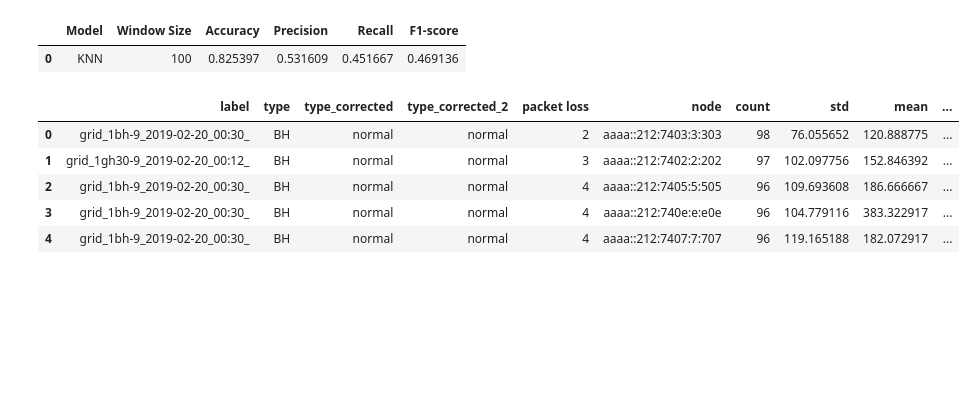
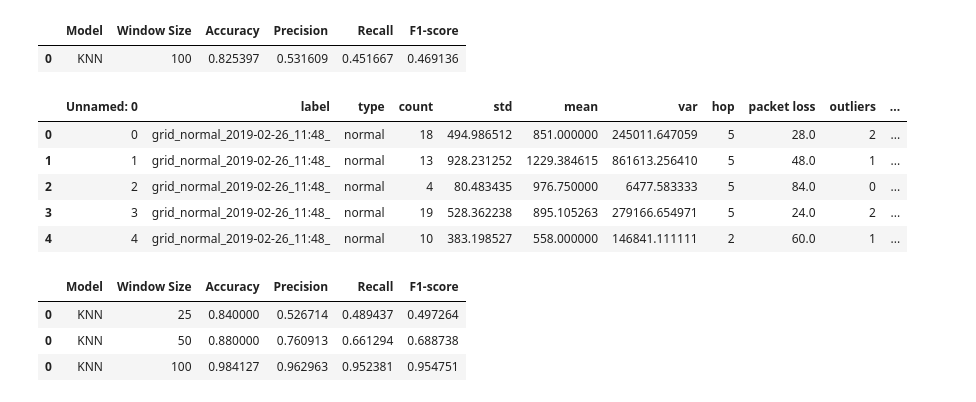
Before and after one commit to ichatz/iot-netprofiler, a Jupyter notebook: results/Nodes corrected.ipynb, the cells around one changed output. Saved outputs shown, nothing was run; the diff lists cells and outputs as text; code cells hidden in the pictures; blank space fills up the shorter version.

```diff
--- a/results/Nodes corrected.ipynb
+++ b/results/Nodes corrected.ipynb
@@ -209,12 +210,29 @@ results
 # %% [output]
 |  | Model | Window Size | Accuracy | Precision | Recall | F1-score |
 | 0 | KNN | 100 | 0.825397 | 0.531609 | 0.451667 | 0.469136 |
+# %%
+df.head()
+df_labels=df["label"].unique().tolist()
+df_nodes=df["node"].unique().tolist()
+#print(df_nodes)
+
+results = pd.read_csv(directory+"results_total_node.csv")
+total=pd.DataFrame()
+for label in df_labels:
+    for node in df_nodes:
+        case=df.loc[df["label"]==label ]
+        node_case=case.loc[case["node"]==node]
+        if(len(node_case)>0 ):
+            a=results.loc[results["label"]==label].loc[results["node"]==node]
+            a["type_corrected_2"]=node_case["type_corrected_2"].iloc[0]
+            #print(node_case["type_corrected_2"].iloc[0])
+            total=total.append(a,ignore_index=True)
 # %%
-df.head()
+results.head()
 # %% [output]
-|  | label | type | type_corrected | type_corrected_2 | packet loss | node | count | std | mean | ... |
-| 0 | grid_1bh-9_2019-02-20_00:30_ | BH | normal | normal | 2 | aaaa::212:7403:3:303 | 98 | 76.055652 | 120.888775 | ... |
-| 1 | grid_1gh30-9_2019-02-20_00:12_ | BH | normal | normal | 3 | aaaa::212:7402:2:202 | 97 | 102.097756 | 152.846392 | ... |
-| 2 | grid_1bh-9_2019-02-20_00:30_ | BH | normal | normal | 4 | aaaa::212:7405:5:505 | 96 | 109.693608 | 186.666667 | ... |
-| 3 | grid_1bh-9_2019-02-20_00:30_ | BH | normal | normal | 4 | aaaa::212:740e:e:e0e | 96 | 104.779116 | 383.322917 | ... |
-| 4 | grid_1bh-9_2019-02-20_00:30_ | BH | normal | normal | 4 | aaaa::212:7407:7:707 | 96 | 119.165188 | 182.072917 | ... |
+|  | Unnamed: 0 | label | type | count | std | mean | var | hop | packet loss | outliers | ... |
+| 0 | 0 | grid_normal_2019-02-26_11:48_ | normal | 18 | 494.986512 | 851.000000 | 245011.647059 | 5 | 28.0 | 2 | ... |
+| 1 | 1 | grid_normal_2019-02-26_11:48_ | normal | 13 | 928.231252 | 1229.384615 | 861613.256410 | 5 | 48.0 | 1 | ... |
+| 2 | 2 | grid_normal_2019-02-26_11:48_ | normal | 4 | 80.483435 | 976.750000 | 6477.583333 | 5 | 84.0 | 0 | ... |
+| 3 | 3 | grid_normal_2019-02-26_11:48_ | normal | 19 | 528.362238 | 895.105263 | 279166.654971 | 5 | 24.0 | 2 | ... |
+| 4 | 4 | grid_normal_2019-02-26_11:48_ | normal | 10 | 383.198527 | 558.000000 | 146841.111111 | 2 | 60.0 | 1 | ... |
@@ -220,0 +266,10 @@ df.head()
+# %%
+columns_to_drop=["Unnamed: 0","predicted", "predicted number", "correction number",
+                         "mean","std","var","count","hop","outliers","window"]
+results=KNN_stats(total,columns_to_drop)
+results
+# %% [output]
+|  | Model | Window Size | Accuracy | Precision | Recall | F1-score |
+| 0 | KNN | 25 | 0.840000 | 0.526714 | 0.489437 | 0.497264 |
+| 0 | KNN | 50 | 0.880000 | 0.760913 | 0.661294 | 0.688738 |
+| 0 | KNN | 100 | 0.984127 | 0.962963 | 0.952381 | 0.954751 |
```
Also changed, not shown: parts of 7 cells of this notebook, 2 other files.
